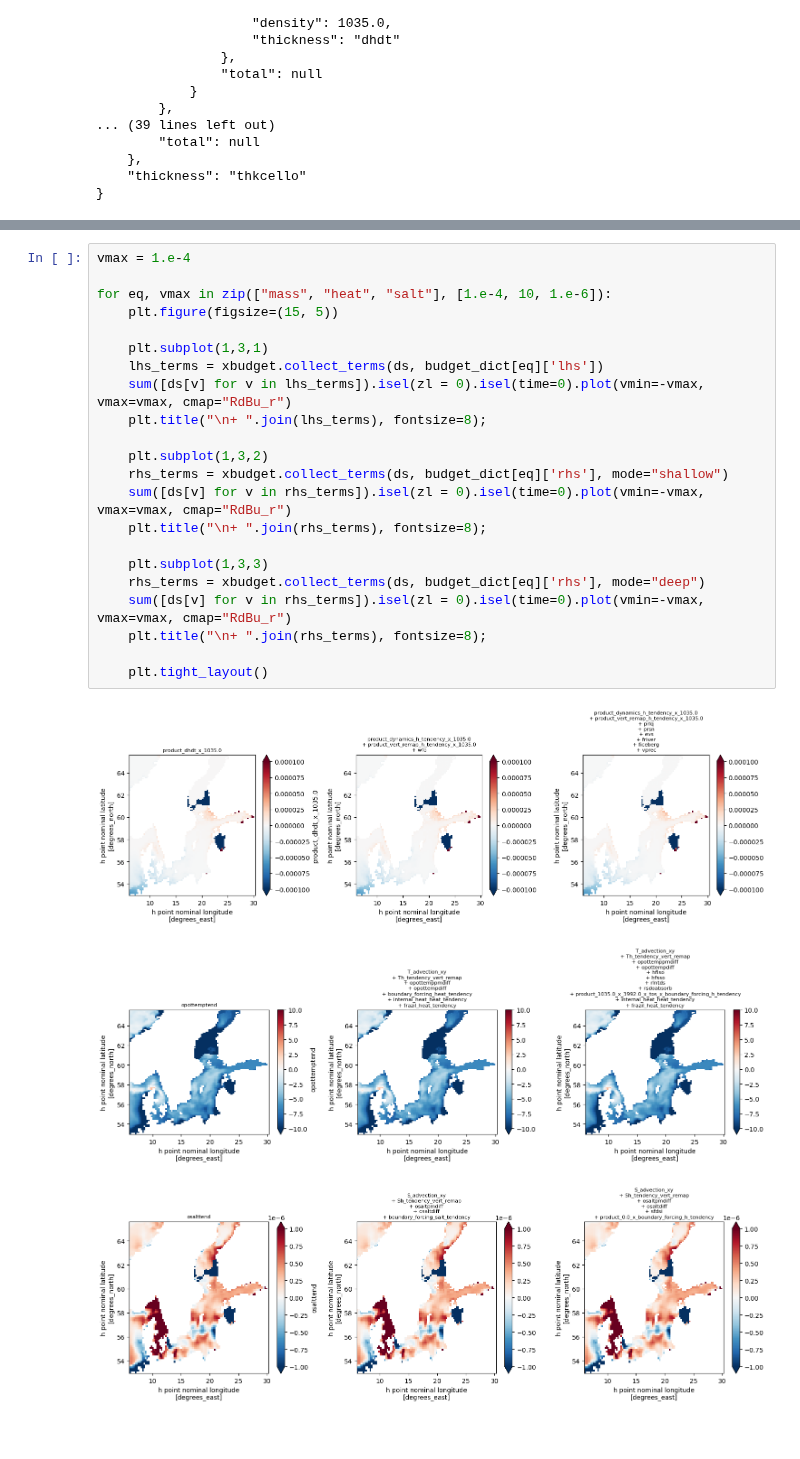
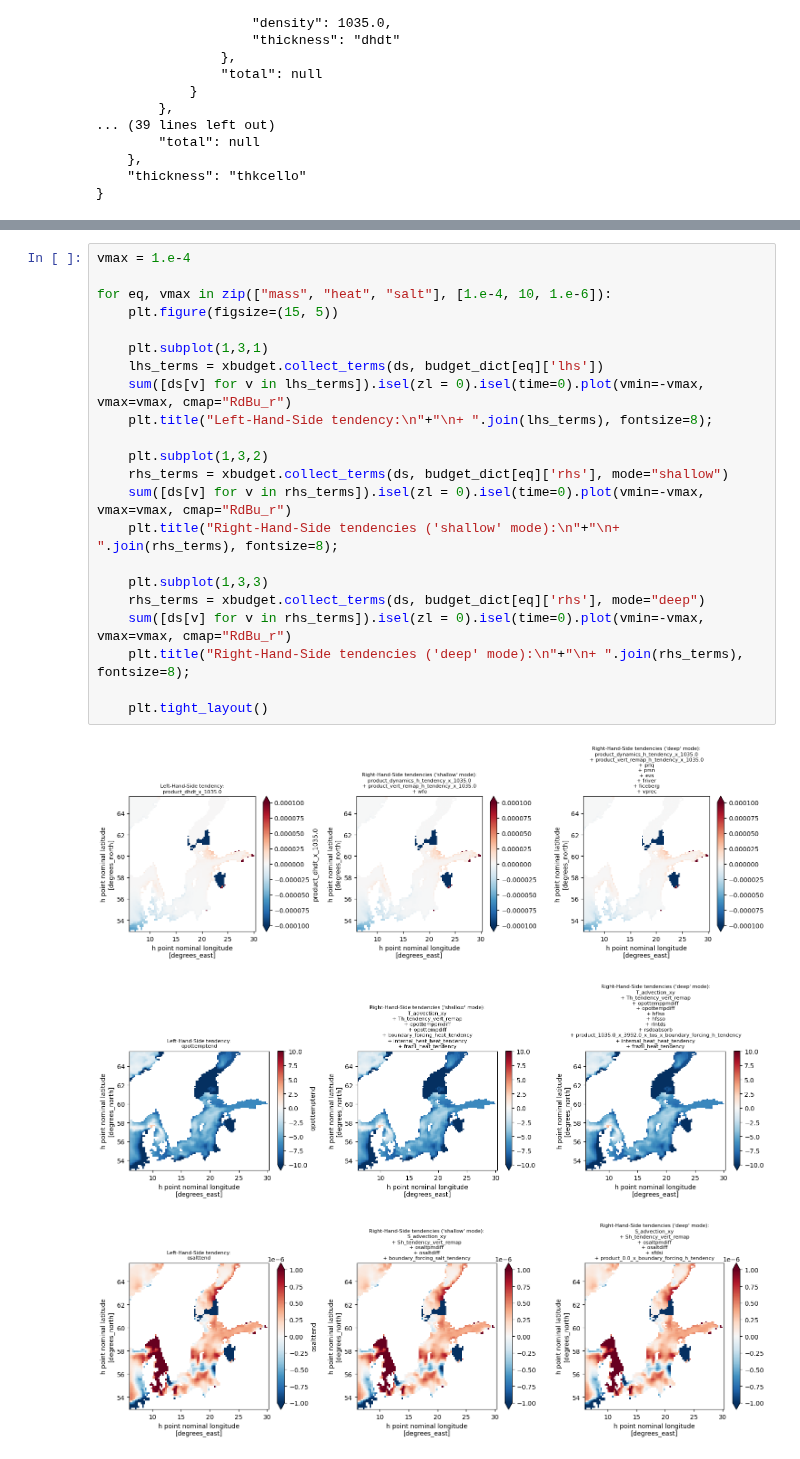
Before and after one commit to hdrake/xbudget, a Jupyter notebook: examples/MOM6_budget_examples_mass_heat_salt.ipynb, the cells around one changed output, grey strips where cells are left out. Drawn from its saved outputs; the diff is of its cells as text; blank space fills up the shorter version.

Commit message:
Adding clarifying comments to the notebook / improved figure titles

```diff
--- a/examples/MOM6_budget_examples_mass_heat_salt.ipynb
+++ b/examples/MOM6_budget_examples_mass_heat_salt.ipynb
@@ -60,26 +64,26 @@ print(json.dumps(budget_dict["mass"], sort_keys=True, indent=4))
 # %%
 vmax = 1.e-4
 
 for eq, vmax in zip(["mass", "heat", "salt"], [1.e-4, 10, 1.e-6]):
     plt.figure(figsize=(15, 5))
 
     plt.subplot(1,3,1)
     lhs_terms = xbudget.collect_terms(ds, budget_dict[eq]['lhs'])
     sum([ds[v] for v in lhs_terms]).isel(zl = 0).isel(time=0).plot(vmin=-vmax, vmax=vmax, cmap="RdBu_r")
-    plt.title("\n+ ".join(lhs_terms), fontsize=8);
+    plt.title("Left-Hand-Side tendency:\n"+"\n+ ".join(lhs_terms), fontsize=8);
 
     plt.subplot(1,3,2)
     rhs_terms = xbudget.collect_terms(ds, budget_dict[eq]['rhs'], mode="shallow")
     sum([ds[v] for v in rhs_terms]).isel(zl = 0).isel(time=0).plot(vmin=-vmax, vmax=vmax, cmap="RdBu_r")
-    plt.title("\n+ ".join(rhs_terms), fontsize=8);
+    plt.title("Right-Hand-Side tendencies ('shallow' mode):\n"+"\n+ ".join(rhs_terms), fontsize=8);
 
     plt.subplot(1,3,3)
     rhs_terms = xbudget.collect_terms(ds, budget_dict[eq]['rhs'], mode="deep")
     sum([ds[v] for v in rhs_terms]).isel(zl = 0).isel(time=0).plot(vmin=-vmax, vmax=vmax, cmap="RdBu_r")
-    plt.title("\n+ ".join(rhs_terms), fontsize=8);
+    plt.title("Right-Hand-Side tendencies ('deep' mode):\n"+"\n+ ".join(rhs_terms), fontsize=8);
 
     plt.tight_layout()
 # %% [output]
-[figure, old version]
+[figure, new version]
-[figure, old version]
+[figure, new version]
-[figure, old version]
+[figure, new version]
```
Also changed, not shown: parts of 1 cell of this notebook.
